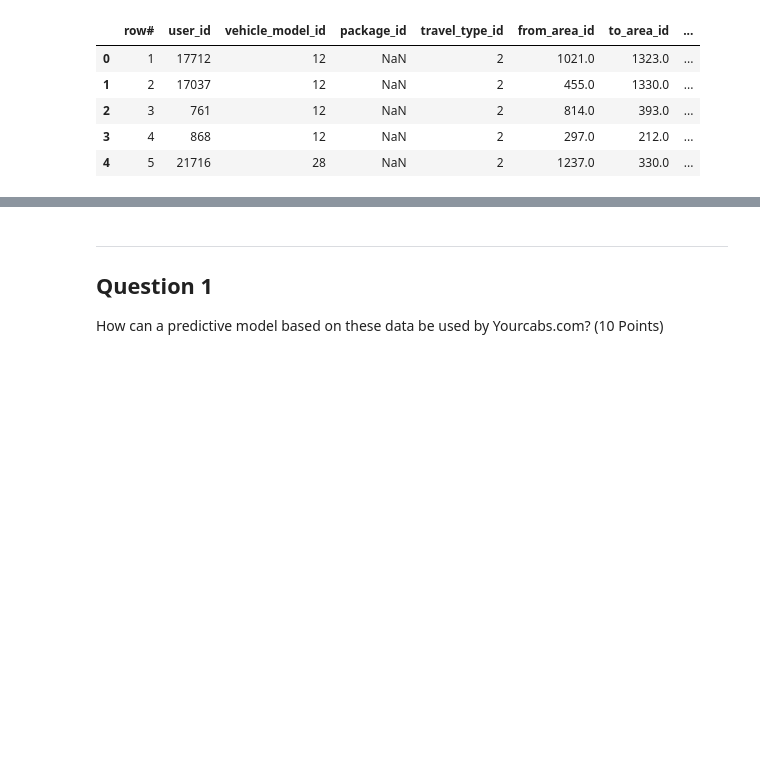
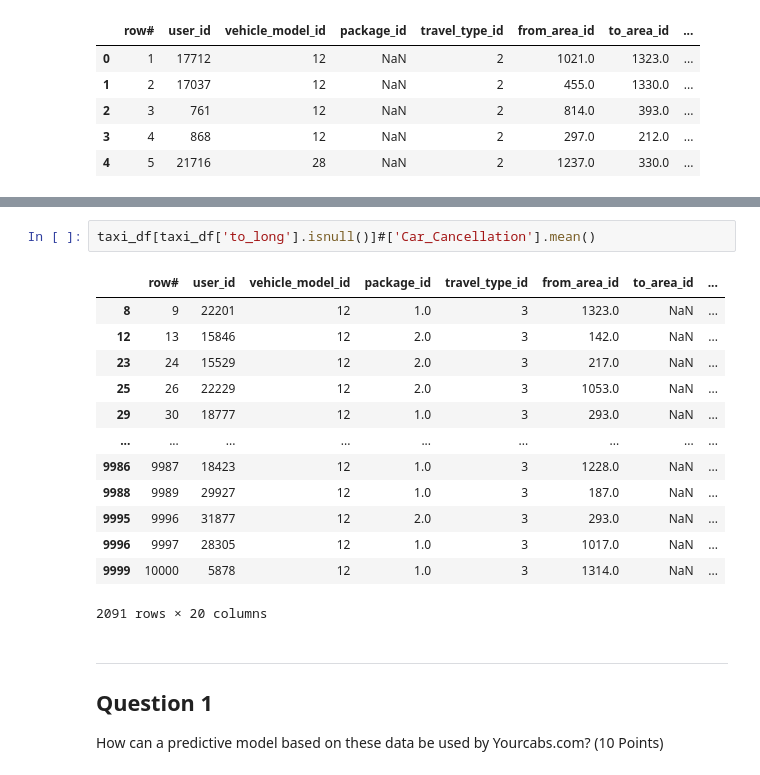
Before and after one commit to zachfreitas/ADS_505_Applied_Data_Sci_for_Business-, a Jupyter notebook: Module_3/Assignment_3/Zachariah_Freitas_Assignment_3.ipynb, the cells around one changed output, grey strips where cells are left out. Drawn from its saved outputs; the diff is of its cells as text; blank space fills up the shorter version.

```diff
--- a/Module_3/Assignment_3/Zachariah_Freitas_Assignment_3.ipynb
+++ b/Module_3/Assignment_3/Zachariah_Freitas_Assignment_3.ipynb
@@ -90,3 +126,19 @@ taxi_df.describe().T
+# %%
+taxi_df[taxi_df['to_long'].isnull()]#['Car_Cancellation'].mean()
+# %% [output]
+|  | row# | user_id | vehicle_model_id | package_id | travel_type_id | from_area_id | to_area_id | ... |
+| 8 | 9 | 22201 | 12 | 1.0 | 3 | 1323.0 | NaN | ... |
+| 12 | 13 | 15846 | 12 | 2.0 | 3 | 142.0 | NaN | ... |
+| 23 | 24 | 15529 | 12 | 2.0 | 3 | 217.0 | NaN | ... |
+| 25 | 26 | 22229 | 12 | 2.0 | 3 | 1053.0 | NaN | ... |
+| 29 | 30 | 18777 | 12 | 1.0 | 3 | 293.0 | NaN | ... |
+| ... | ... | ... | ... | ... | ... | ... | ... | ... |
+| 9986 | 9987 | 18423 | 12 | 1.0 | 3 | 1228.0 | NaN | ... |
+| 9988 | 9989 | 29927 | 12 | 1.0 | 3 | 187.0 | NaN | ... |
+| 9995 | 9996 | 31877 | 12 | 2.0 | 3 | 293.0 | NaN | ... |
+| 9996 | 9997 | 28305 | 12 | 1.0 | 3 | 1017.0 | NaN | ... |
+| 9999 | 10000 | 5878 | 12 | 1.0 | 3 | 1314.0 | NaN | ... |
+2091 rows × 20 columns
 # %% [markdown]
 ---
 ## Question 1
```
Also changed, not shown: parts of 13 cells of this notebook.
